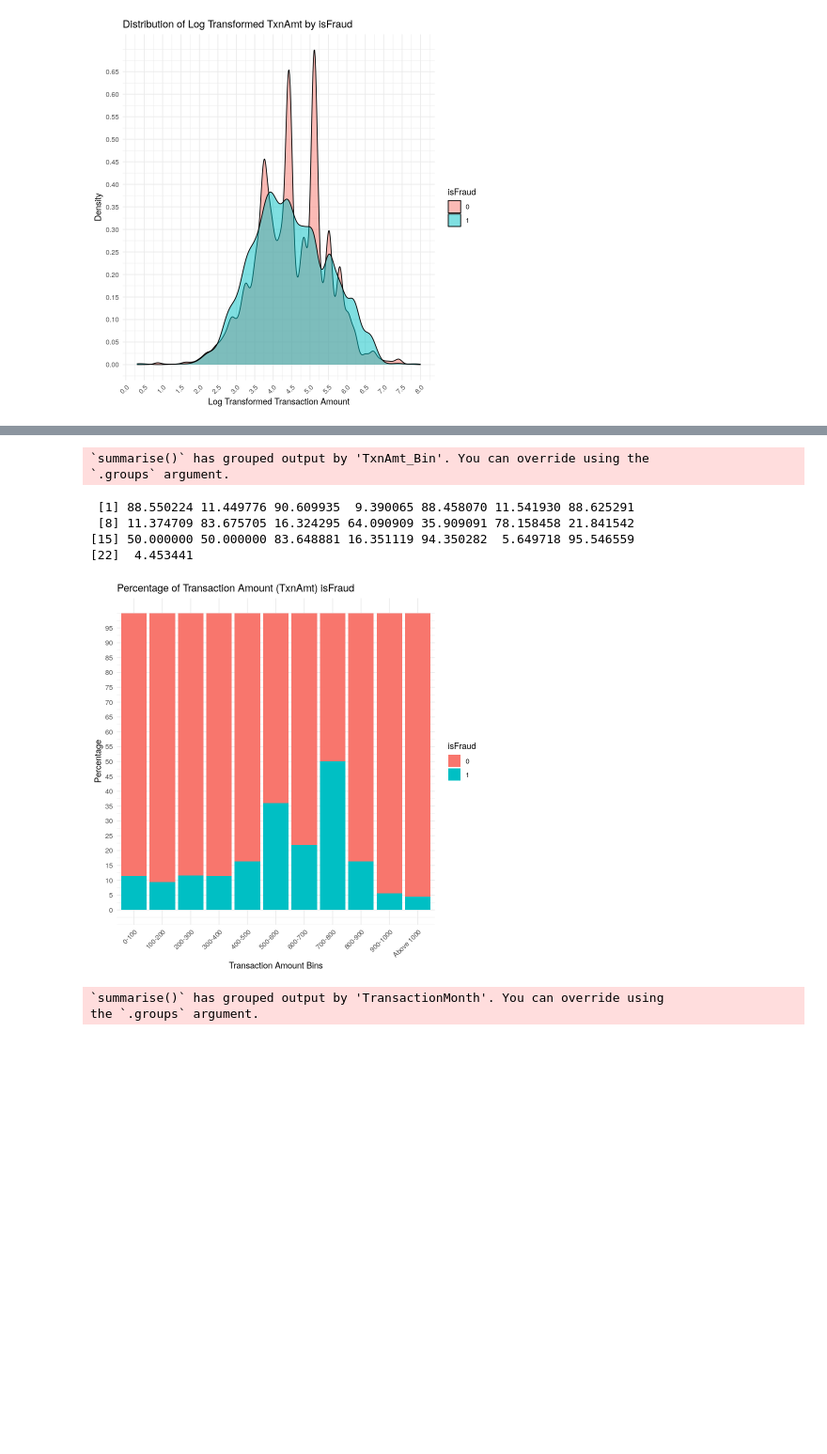
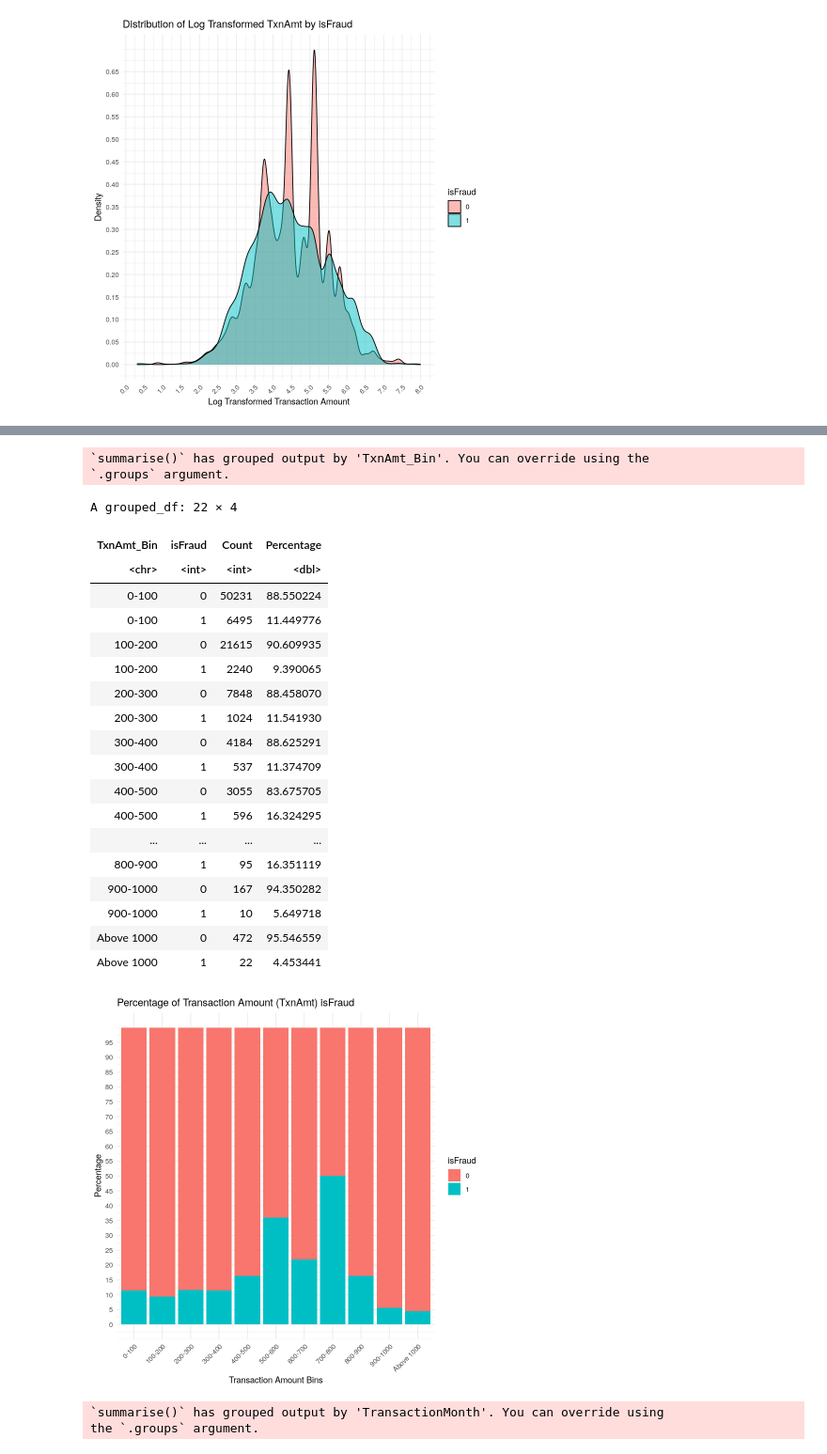
Before and after one commit to ytcctl/peter, a Jupyter notebook: FITE7410/FITE7410_Assgn_1_v0.2.ipynb, the cells around one changed output, grey strips where cells are left out. Shown at 94% size. Saved outputs shown, nothing was run; the diff lists cells and outputs as text; code cells hidden in the pictures; blank space fills up the shorter version.

```diff
--- a/FITE7410/FITE7410_Assgn_1_v0.2.ipynb
+++ b/FITE7410/FITE7410_Assgn_1_v0.2.ipynb
@@ -324,38 +346,54 @@ data <- data %>%
     TxnAmt <= 400 ~ "300-400",
     TxnAmt <= 500 ~ "400-500",
     TxnAmt <= 600 ~ "500-600",
     TxnAmt <= 700 ~ "600-700",
     TxnAmt <= 800 ~ "700-800",
     TxnAmt <= 900 ~ "800-900",
     TxnAmt <= 1000 ~ "900-1000",
     TRUE ~ "Above 1000"
   )) %>%
   group_by(TxnAmt_Bin, isFraud) %>%
   summarise(Count = n()) %>%
   mutate(Percentage = (Count / sum(Count)) * 100)
 
-print(data$Percentage)
+# print the data frame to check the values
+data
 
 # visualize TxnAmt with interval of 0-100, 100-200, 200-300, 300-400, 400-500, 500-600, 600-700, 700-800, 800-900, 900-1000 and above 1000 group by isFraud and non-fraud -----------------------------------------------
 ggplot(data, aes(x = TxnAmt_Bin, y = Percentage, fill = factor(isFraud))) +
   geom_bar(stat = "identity") +
   labs(title = "Percentage of Transaction Amount (TxnAmt) isFraud",
        x = "Transaction Amount Bins",
        y = "Percentage",
        fill = "isFraud") +
   theme_minimal() +
   theme(axis.text.x = element_text(angle = 45, hjust = 1)) +
   scale_y_continuous(breaks = seq(0, max(data$Percentage, na.rm = TRUE), by = 5))
 
   # Restore original data for next analysis
 data <- original_data
 # %% [output]
 `summarise()` has grouped output by 'TxnAmt_Bin'. You can override using the
 `.groups` argument.
- [1] 88.550224 11.449776 90.609935  9.390065 88.458070 11.541930 88.625291
- [8] 11.374709 83.675705 16.324295 64.090909 35.909091 78.158458 21.841542
-[15] 50.000000 50.000000 83.648881 16.351119 94.350282  5.649718 95.546559
-[22]  4.453441
+A grouped_df: 22 × 4
+| TxnAmt_Bin | isFraud | Count | Percentage |
+| <chr> | <int> | <int> | <dbl> |
+| 0-100 | 0 | 50231 | 88.550224 |
+| 0-100 | 1 | 6495 | 11.449776 |
+| 100-200 | 0 | 21615 | 90.609935 |
+| 100-200 | 1 | 2240 | 9.390065 |
+| 200-300 | 0 | 7848 | 88.458070 |
+| 200-300 | 1 | 1024 | 11.541930 |
+| 300-400 | 0 | 4184 | 88.625291 |
+| 300-400 | 1 | 537 | 11.374709 |
+| 400-500 | 0 | 3055 | 83.675705 |
+| 400-500 | 1 | 596 | 16.324295 |
+| ... | ... | ... | ... |
+| 800-900 | 1 | 95 | 16.351119 |
+| 900-1000 | 0 | 167 | 94.350282 |
+| 900-1000 | 1 | 10 | 5.649718 |
+| Above 1000 | 0 | 472 | 95.546559 |
+| Above 1000 | 1 | 22 | 4.453441 |
 [figure]
 # %%
 # view the precentage of isFraud and non-fraud by TransactionWeekday ------------------------------------------------
```
Also changed, not shown: parts of 2 cells of this notebook, 16 other files.
